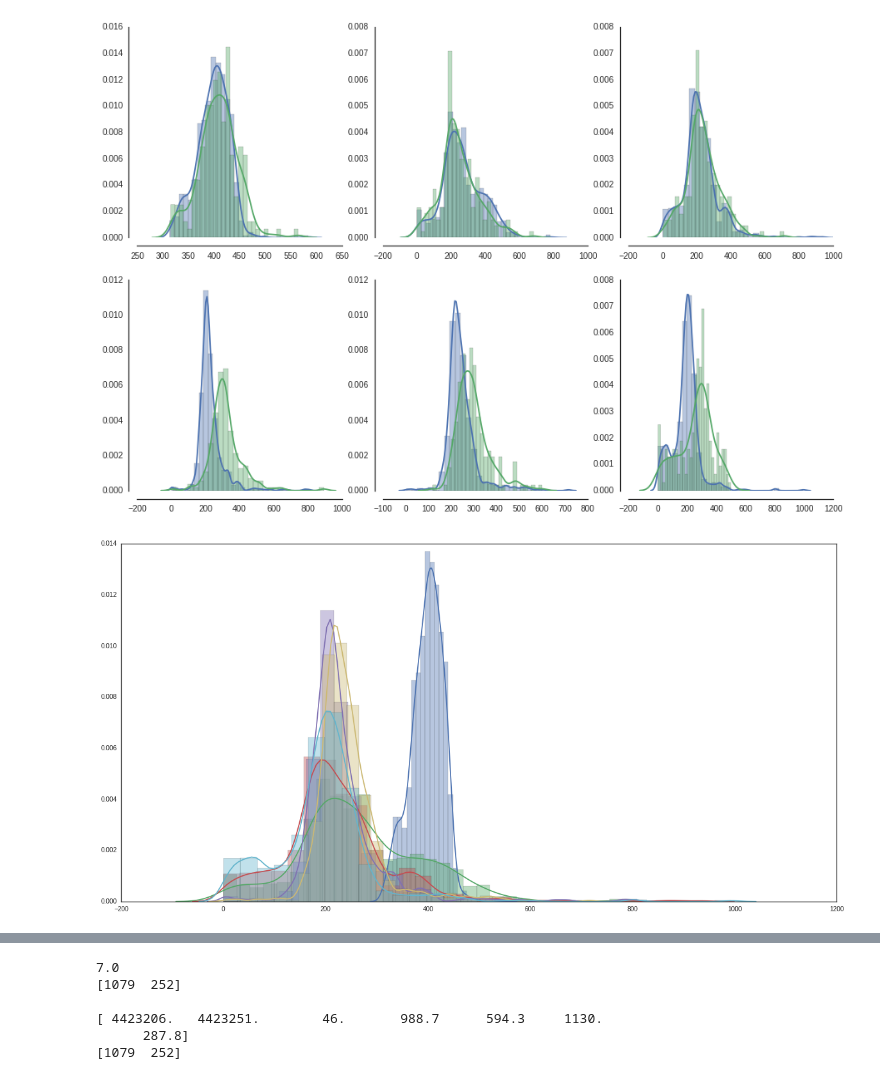
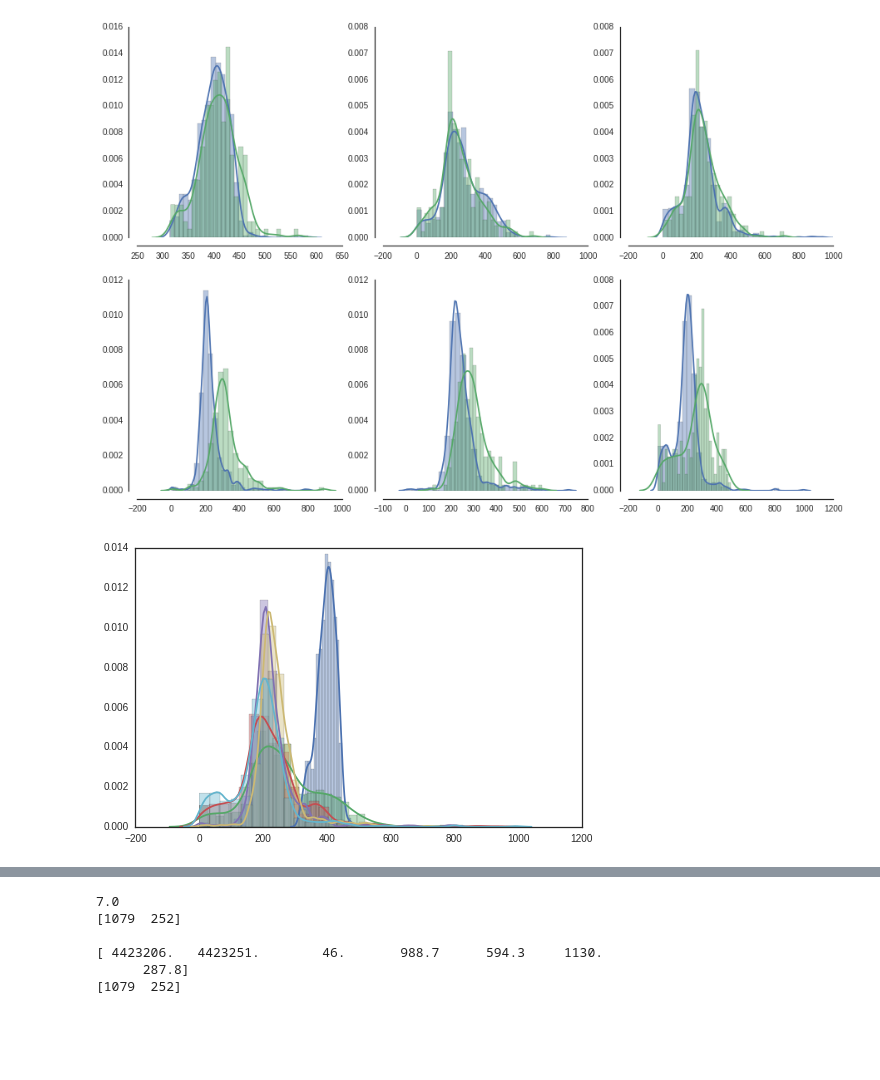
Before and after one commit to Nian-Jingqing/AttentionSaccade, a Jupyter notebook: AttentionSaccade_EyetrackerAnalysis.ipynb, the cells around one changed output, grey strips where cells are left out. Cells and saved outputs as stored; diff of their text form; code cells hidden in the pictures; blank space fills up the shorter version.

```diff
--- a/AttentionSaccade_EyetrackerAnalysis.ipynb
+++ b/AttentionSaccade_EyetrackerAnalysis.ipynb
@@ -31,8 +31,9 @@ if not os.path.exists(saccadedat):
 sublist = [4, 5, 6, 7, 8, 9]
 parts   = ['a','b']
 
-epsubs   = [3, 4, 5, 6, 9]
-ohbasubs = [1, 2, 7, 8]
+epsubs   = [3, 4, 5, 6,9]
+ohbasubs = [1, 2, 7 8]
+hrefsubs = [7, 8]
 
 #1KHz  sample: 1 5 6 7 8 9
 #250Hz sample: 4
@@ -379,11 +366,11 @@ sns.despine(offset = 10, trim = True) # removes the right and top axes from plot
 # %%
 # valids and invalids contains, for each subject
 #an array of the valid and invalid single trial saccade times (non-NaN)
-plt.rcParams['figure.figsize']=(20,10)
+plt.rcParams['figure.figsize']=(8,5)
 for i in range(len(valids)):
     sns.distplot(valids[i], bins = 30)
 # %% [output]
-[figure, old version]
+[figure, new version]
 # %%
 # plot saccade time for invalid trials in all participants
 for i in range(len(invalids)):
```
Also changed, not shown: parts of 7 cells of this notebook.
